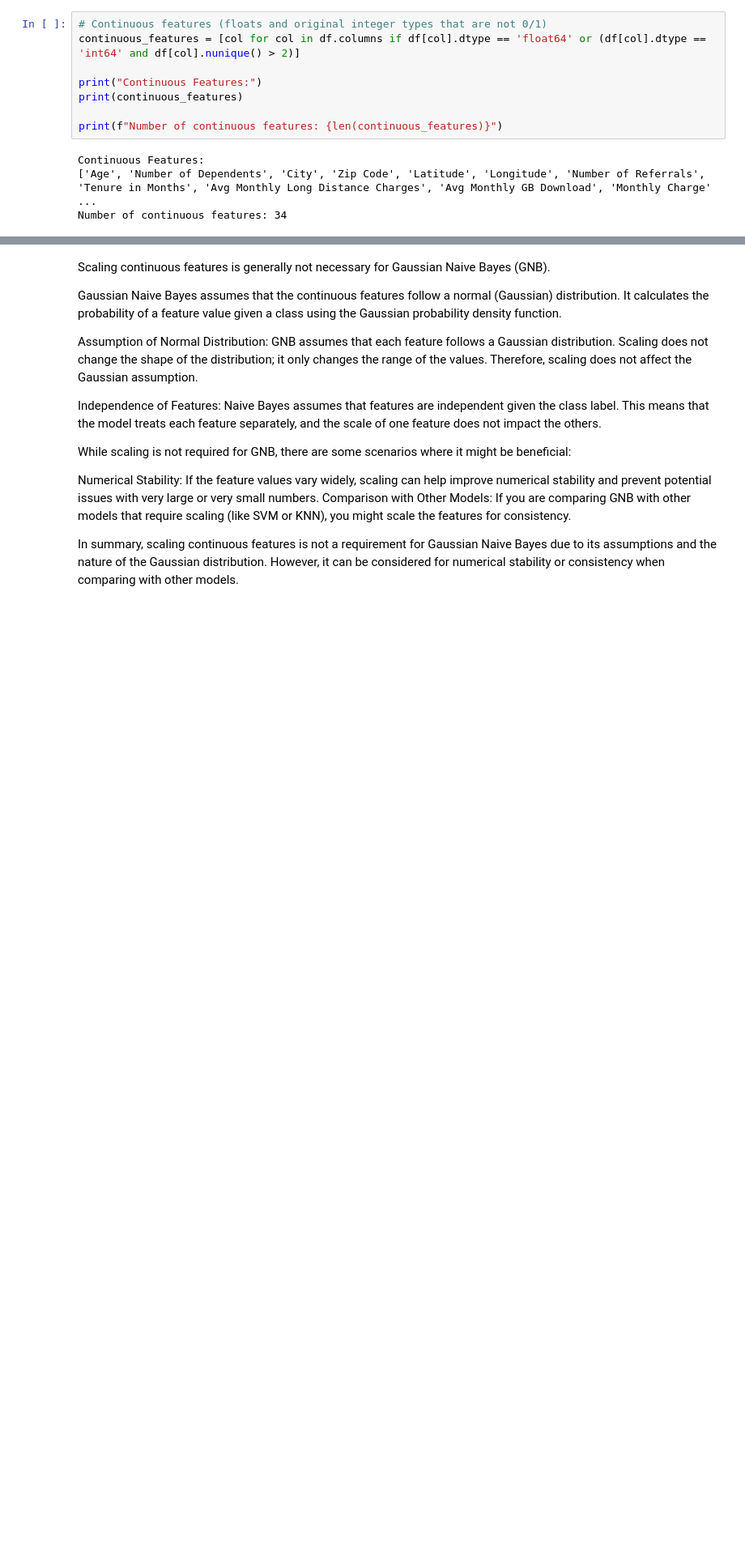
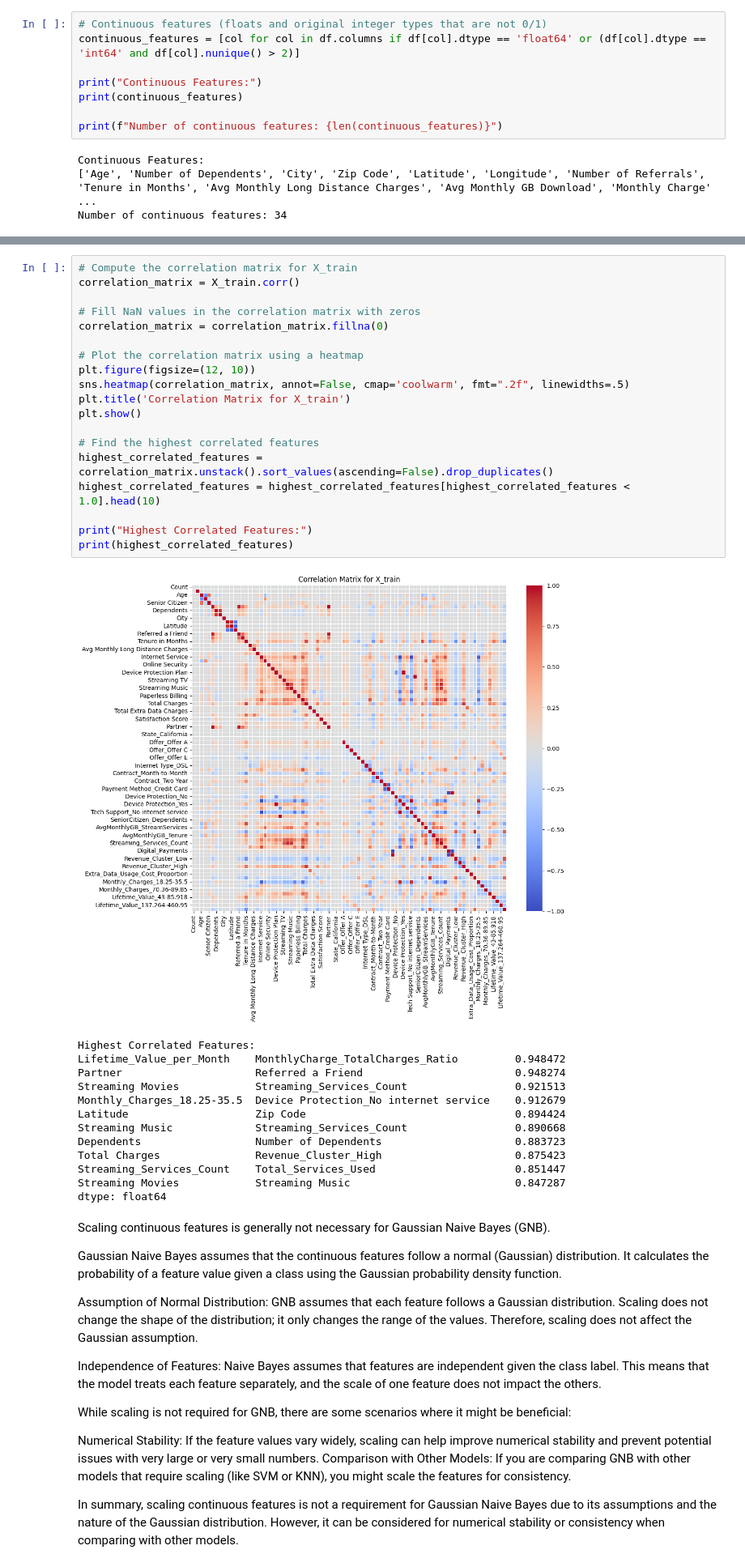
Before and after one commit to eelisee/telco-customer-churn, a Jupyter notebook: 4_analysis/1_Gaussian_Naive_Bayes.ipynb, the cells around one changed output, grey strips where cells are left out. Shown at 81% size. Cells and saved outputs as stored; diff of their text form; blank space fills up the shorter version.

```diff
--- a/4_analysis/1_Gaussian_Naive_Bayes.ipynb
+++ b/4_analysis/1_Gaussian_Naive_Bayes.ipynb
@@ -105,3 +107,36 @@ Number of continuous features: 34
+# %%
+# Compute the correlation matrix for X_train
+correlation_matrix = X_train.corr()
+
+# Fill NaN values in the correlation matrix with zeros
+correlation_matrix = correlation_matrix.fillna(0)
+
+# Plot the correlation matrix using a heatmap
+plt.figure(figsize=(12, 10))
+sns.heatmap(correlation_matrix, annot=False, cmap='coolwarm', fmt=".2f", linewidths=.5)
+plt.title('Correlation Matrix for X_train')
+plt.show()
+
+# Find the highest correlated features
+highest_correlated_features = correlation_matrix.unstack().sort_values(ascending=False).drop_duplicates()
+highest_correlated_features = highest_correlated_features[highest_correlated_features < 1.0].head(10)
+
+print("Highest Correlated Features:")
+print(highest_correlated_features)
+# %% [output]
+[figure, added]
+Highest Correlated Features:
+Lifetime_Value_per_Month    MonthlyCharge_TotalCharges_Ratio         0.948472
+Partner                     Referred a Friend                        0.948274
+Streaming Movies            Streaming_Services_Count                 0.921513
+Monthly_Charges_18.25-35.5  Device Protection_No internet service    0.912679
+Latitude                    Zip Code                                 0.894424
+Streaming Music             Streaming_Services_Count                 0.890668
+Dependents                  Number of Dependents                     0.883723
+Total Charges               Revenue_Cluster_High                     0.875423
+Streaming_Services_Count    Total_Services_Used                      0.851447
+Streaming Movies            Streaming Music                          0.847287
+dtype: float64
 # %% [markdown]
 Scaling continuous features is generally not necessary for Gaussian Naive Bayes (GNB).
 
```
Also changed, not shown: parts of 1 cell of this notebook, 2 other files.
